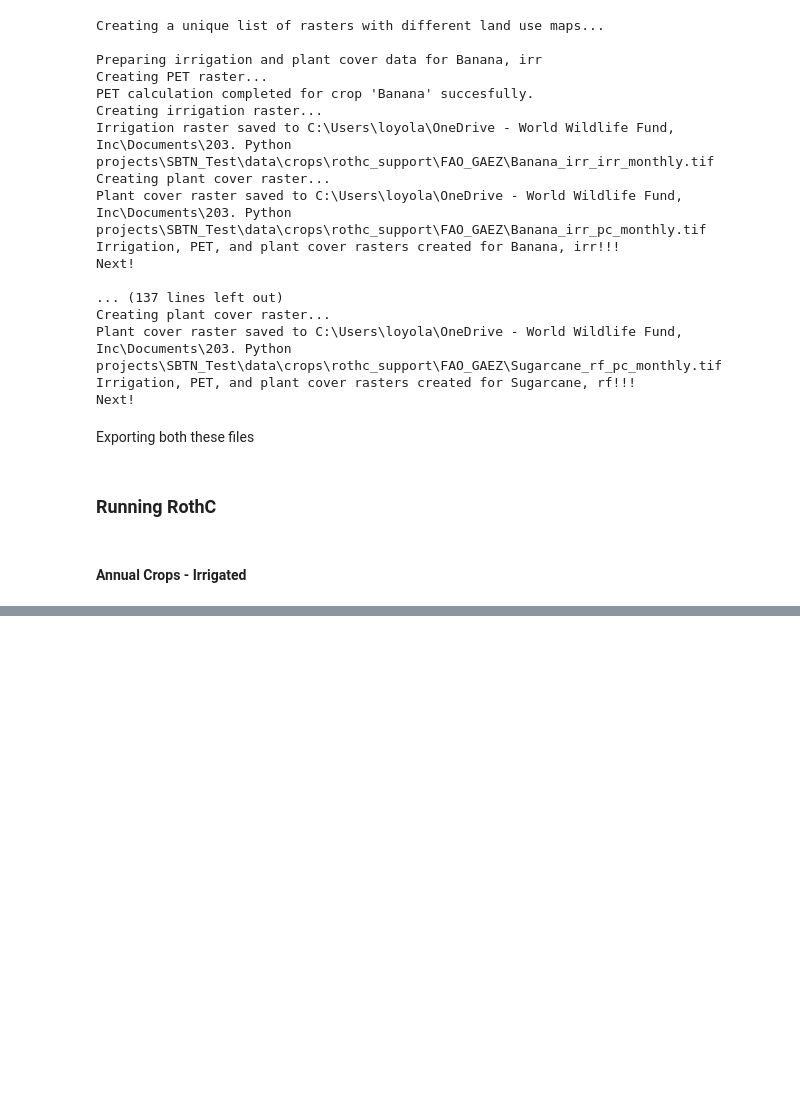
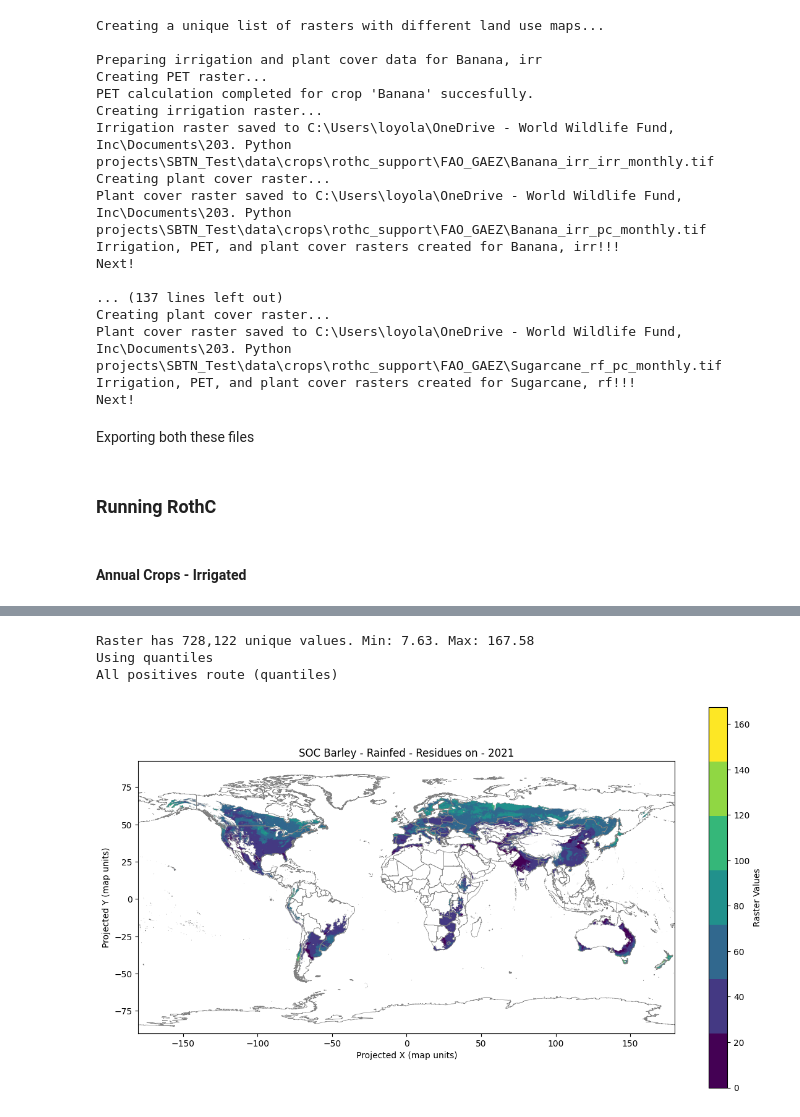
Before and after one commit to cloyolaangosto/SBTN_Test, a Jupyter notebook: documentation/SOC_Support/FAO_GAEZ_lu_yields.ipynb, the cells around one changed output, grey strips where cells are left out. Drawn from its saved outputs; the diff is of its cells as text; code cells hidden in the pictures; blank space fills up the shorter version.

Commit message:
succesfully running scenarios for rothc. Checking residues monthly are running correctly

```diff
--- a/documentation/SOC_Support/FAO_GAEZ_lu_yields.ipynb
+++ b/documentation/SOC_Support/FAO_GAEZ_lu_yields.ipynb
@@ -527,0 +558,3 @@ RasterioIOError: Attempt to create new tiff file '..\LEAFs\SOC\rasters\Barley_rf
+# %%
+soc_bar_rf_roff = project_root / "LEAFs/SOC/rasters/Barley_rf_roff_2021y_SOC.tif"
+soc_bar_rf_ron = project_root / "LEAFs/SOC/rasters/Barley_rf_ron_2021y_SOC.tif"
@@ -527,0 +601,7 @@ RasterioIOError: Attempt to create new tiff file '..\LEAFs\SOC\rasters\Barley_rf
+# %%
+mp.plot_raster_on_world_extremes_cutoff(soc_bar_rf_ron, "SOC Barley - Rainfed - Residues on - 2021", perc_cutoff=0, quantiles=7, raster_band=6)
+# %% [output]
+Raster has 728,122 unique values. Min: 7.63. Max: 167.58
+Using quantiles
+All positives route (quantiles)
+[figure, added]
```
Also changed, not shown: parts of 8 cells of this notebook, 3 other files.
